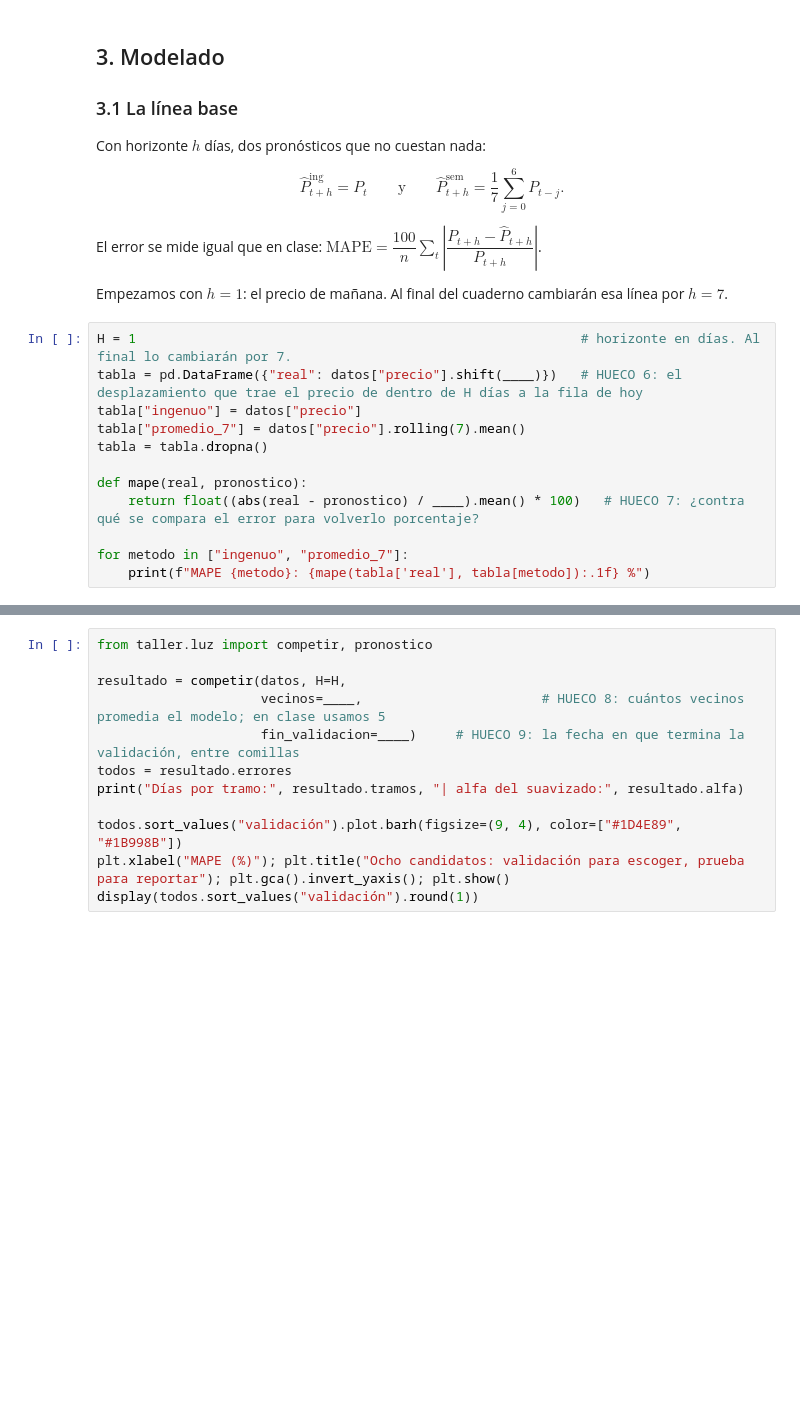
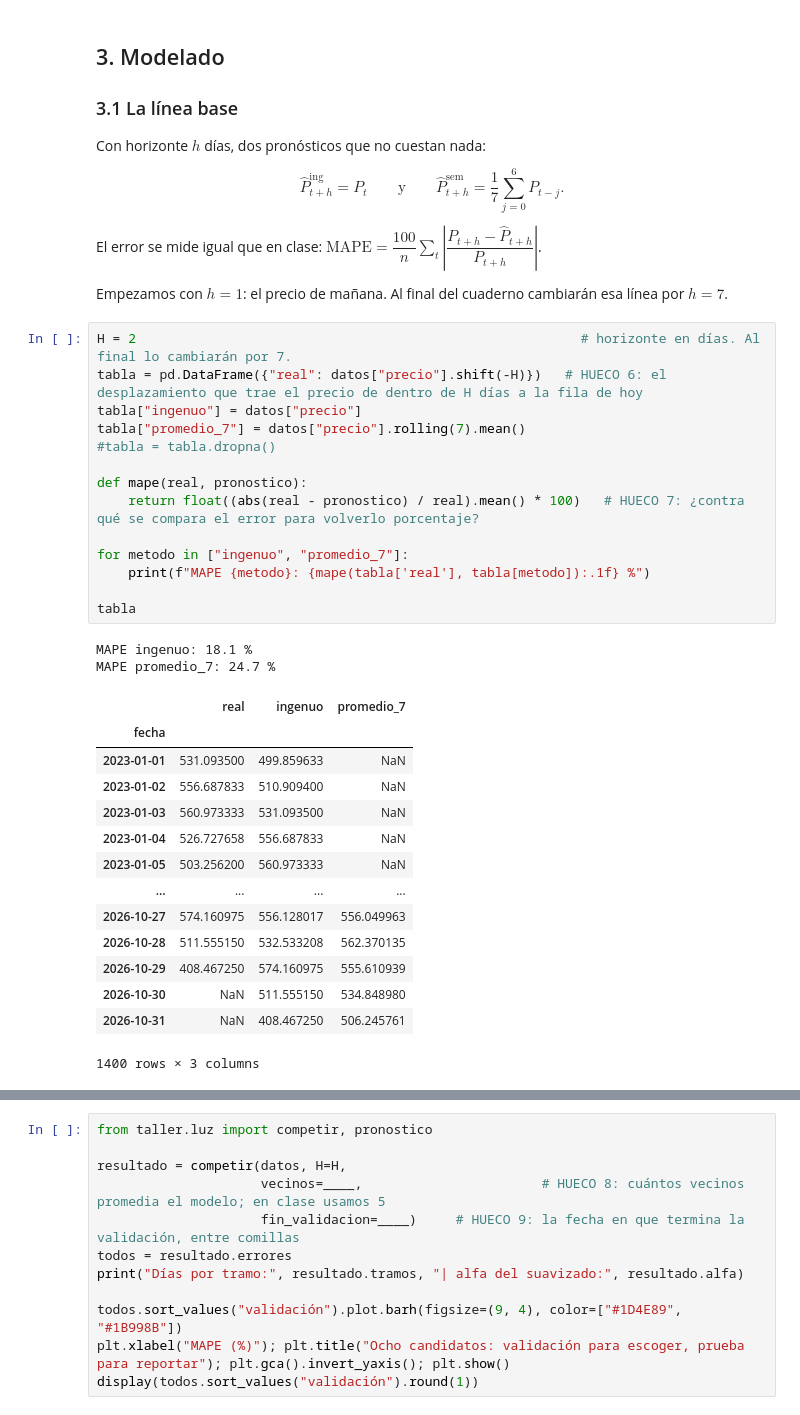
Before and after one commit to hslein/Especializacion_Estadistica, a Jupyter notebook: 01b_el_precio_de_la_luz.ipynb, the cells around one changed output, grey strips where cells are left out. Saved outputs shown, nothing was run; the diff lists cells and outputs as text; blank space fills up the shorter version.

```diff
--- a/01b_el_precio_de_la_luz.ipynb
+++ b/01b_el_precio_de_la_luz.ipynb
@@ -195,16 +290,35 @@ El error se mide igual que en clase: $\text{MAPE}=\dfrac{100}{n}\sum_t\left|\dfr
 
 Empezamos con $h=1$: el precio de mañana. Al final del cuaderno cambiarán esa línea por $h=7$.
 # %%
-H = 1                                                         # horizonte en días. Al final lo cambiarán por 7.
-tabla = pd.DataFrame({"real": datos["precio"].shift(____)})   # HUECO 6: el desplazamiento que trae el precio de dentro de H días a la fila de hoy
+H = 2                                                         # horizonte en días. Al final lo cambiarán por 7.
+tabla = pd.DataFrame({"real": datos["precio"].shift(-H)})   # HUECO 6: el desplazamiento que trae el precio de dentro de H días a la fila de hoy
 tabla["ingenuo"] = datos["precio"]
 tabla["promedio_7"] = datos["precio"].rolling(7).mean()
-tabla = tabla.dropna()
+#tabla = tabla.dropna()
 
 def mape(real, pronostico):
-    return float((abs(real - pronostico) / ____).mean() * 100)   # HUECO 7: ¿contra qué se compara el error para volverlo porcentaje?
+    return float((abs(real - pronostico) / real).mean() * 100)   # HUECO 7: ¿contra qué se compara el error para volverlo porcentaje?
 
 for metodo in ["ingenuo", "promedio_7"]:
     print(f"MAPE {metodo}: {mape(tabla['real'], tabla[metodo]):.1f} %")
+
+tabla
+# %% [output]
+MAPE ingenuo: 18.1 %
+MAPE promedio_7: 24.7 %
+|  | real | ingenuo | promedio_7 |
+| fecha |  |  |  |
+| 2023-01-01 | 531.093500 | 499.859633 | NaN |
+| 2023-01-02 | 556.687833 | 510.909400 | NaN |
+| 2023-01-03 | 560.973333 | 531.093500 | NaN |
+| 2023-01-04 | 526.727658 | 556.687833 | NaN |
+| 2023-01-05 | 503.256200 | 560.973333 | NaN |
+| ... | ... | ... | ... |
+| 2026-10-27 | 574.160975 | 556.128017 | 556.049963 |
+| 2026-10-28 | 511.555150 | 532.533208 | 562.370135 |
+| 2026-10-29 | 408.467250 | 574.160975 | 555.610939 |
+| 2026-10-30 | NaN | 511.555150 | 534.848980 |
+| 2026-10-31 | NaN | 408.467250 | 506.245761 |
+1400 rows × 3 columns
 # %% [markdown]
 Comparen con su segunda apuesta.
```
Also changed, not shown: parts of 14 cells of this notebook.
